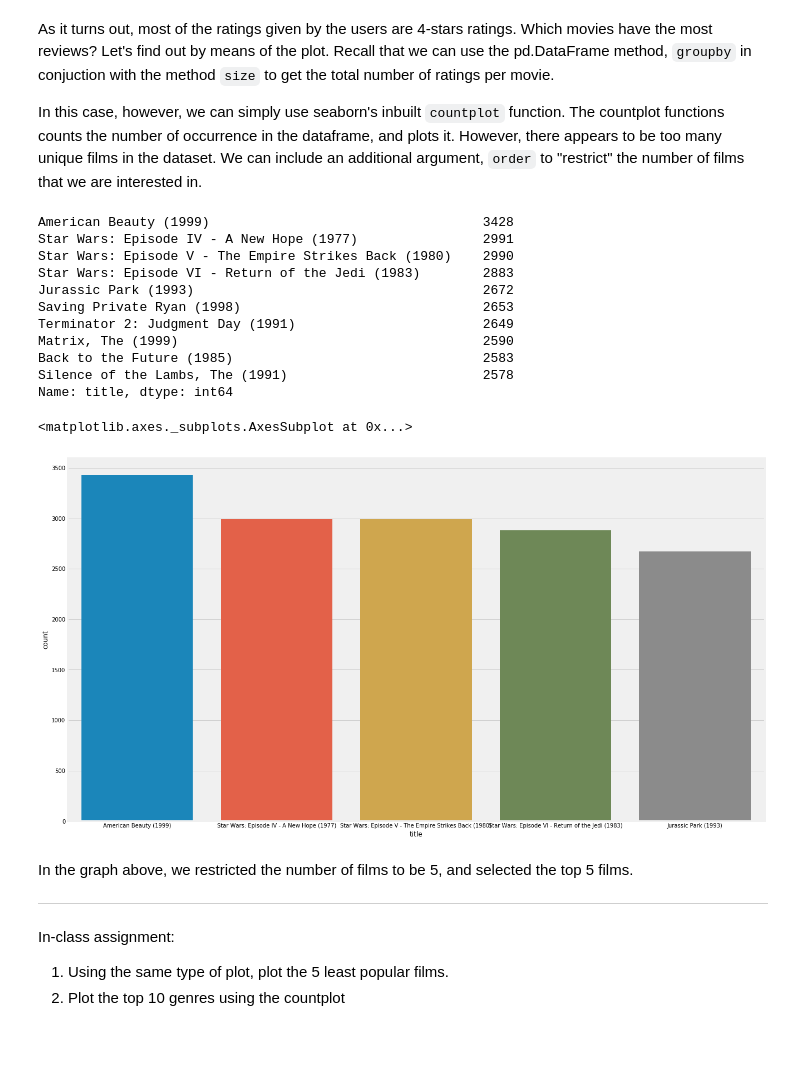
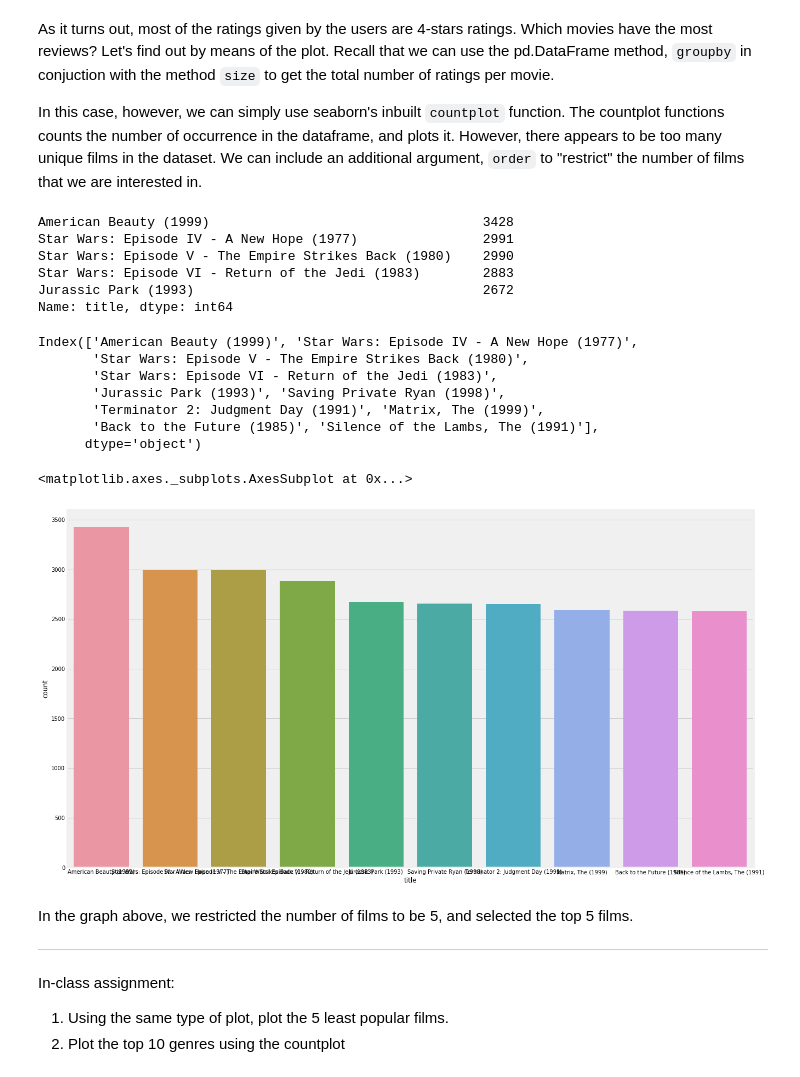
Before and after one commit to ngbolin/PythonProgrammingWorkshop, a Jupyter notebook: SMUMSE_ProgWorkshop_Lesson4.ipynb, the cells around one changed output. Cells and saved outputs as stored; diff of their text form; code cells hidden in the pictures; blank space fills up the shorter version.

```diff
--- a/SMUMSE_ProgWorkshop_Lesson4.ipynb
+++ b/SMUMSE_ProgWorkshop_Lesson4.ipynb
@@ -349,27 +402,31 @@ sns.distplot(dat['rating'], kde=False, vertical=True)
 As it turns out, most of the ratings given by the users are 4-stars ratings. Which movies have the most reviews? Let's find out by means of the plot. Recall that we can use the pd.DataFrame method, `groupby` in conjuction with the method `size` to get the total number of ratings per movie.
 
 In this case, however, we can simply use seaborn's inbuilt `countplot` function. The countplot functions counts the number of occurrence in the dataframe, and plots it. However, there appears to be too many unique films in the dataset. We can include an additional argument, `order` to "restrict" the number of films that we are interested in.
+# %%
+dat['title'].value_counts()[0:5]
+# %% [output]
+American Beauty (1999)                                   3428
+Star Wars: Episode IV - A New Hope (1977)                2991
+Star Wars: Episode V - The Empire Strikes Back (1980)    2990
+Star Wars: Episode VI - Return of the Jedi (1983)        2883
+Jurassic Park (1993)                                     2672
+Name: title, dtype: int64
 # %%
-dat.title.value_counts()[:10]
+dat.title.value_counts().iloc[:10].index
 # %% [output]
-American Beauty (1999)                                   3428
-Star Wars: Episode IV - A New Hope (1977)                2991
-Star Wars: Episode V - The Empire Strikes Back (1980)    2990
-Star Wars: Episode VI - Return of the Jedi (1983)        2883
-Jurassic Park (1993)                                     2672
-Saving Private Ryan (1998)                               2653
-Terminator 2: Judgment Day (1991)                        2649
-Matrix, The (1999)                                       2590
-Back to the Future (1985)                                2583
-Silence of the Lambs, The (1991)                         2578
-Name: title, dtype: int64
+Index(['American Beauty (1999)', 'Star Wars: Episode IV - A New Hope (1977)',
+       'Star Wars: Episode V - The Empire Strikes Back (1980)',
+       'Star Wars: Episode VI - Return of the Jedi (1983)',
+       'Jurassic Park (1993)', 'Saving Private Ryan (1998)',
+       'Terminator 2: Judgment Day (1991)', 'Matrix, The (1999)',
+       'Back to the Future (1985)', 'Silence of the Lambs, The (1991)'],
+      dtype='object')
 # %%
 plt.figure(figsize=(20, 12))
-sns.countplot(x='title', data=dat,
-              order=dat.title.value_counts().iloc[:5].index) # value_counts() returns by order the highest counts
+sns.countplot(x=dat['title'], order=dat.title.value_counts().iloc[:10].index) # value_counts() returns by order the highest counts
 # %% [output]
 <matplotlib.axes._subplots.AxesSubplot at 0x...>
-[figure, old version]
+[figure, new version]
 # %% [markdown]
 In the graph above, we restricted the number of films to be 5, and selected the top 5 films.
 
```
Also changed, not shown: parts of 32 cells of this notebook.
